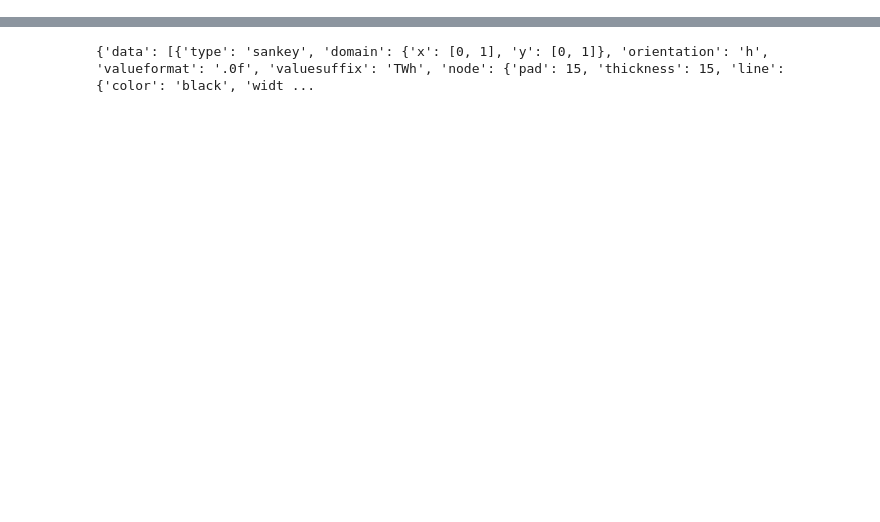
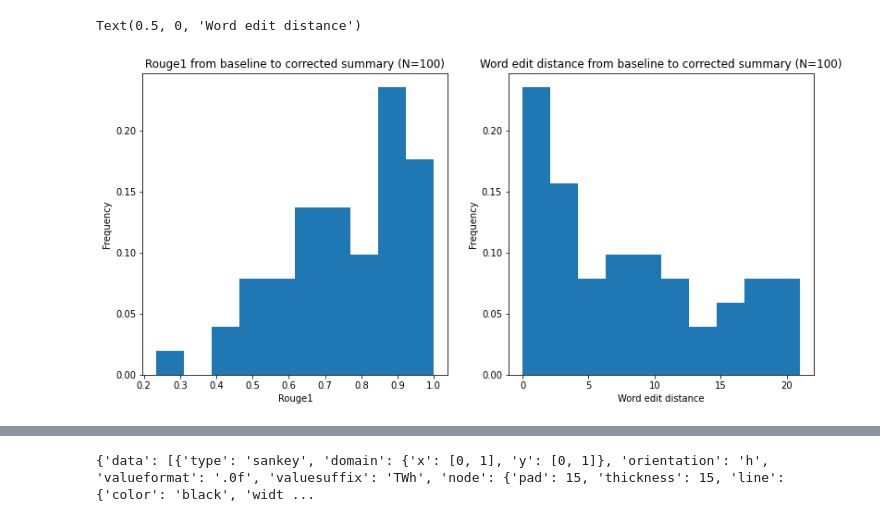
Before and after one commit to danton-nlp/GEF, a Jupyter notebook: iteration_changes.ipynb, the cells around one changed output, grey strips where cells are left out. Saved outputs shown, nothing was run; the diff lists cells and outputs as text; code cells hidden in the pictures; blank space fills up the shorter version.

```diff
--- a/iteration_changes.ipynb
+++ b/iteration_changes.ipynb
@@ -85,0 +100,30 @@ df_clf
+# %%
+import matplotlib.pyplot as plt
+rouge_changes = []
+
+for x in edits_oracle.values():
+    rouge_changes.append(x["rouge1"])
+
+fig, axs = plt.subplots(1, 2, figsize=(13, 6))
+axs[0].hist(
+    rouge_changes,
+    weights=np.ones_like(rouge_changes)/float(len(rouge_changes))
+)
+axs[0].set_title("Rouge1 from baseline to corrected summary (N=100)")
+axs[0].set_ylabel("Frequency")
+axs[0].set_xlabel("Rouge1")
+
+edit_distances = []
+for x in edits_oracle.values():
+    edit_distances.append(x["token"])
+
+axs[1].hist(
+    edit_distances,
+    weights=np.ones_like(edit_distances)/float(len(edit_distances))
+)
+axs[1].set_title("Word edit distance from baseline to corrected summary (N=100)")
+axs[1].set_ylabel("Frequency")
+axs[1].set_xlabel("Word edit distance")
+# %% [output]
+Text(0.5, 0, 'Word edit distance')
+[figure, added]
```
Also changed, not shown: parts of 5 cells of this notebook, 3 other files.
